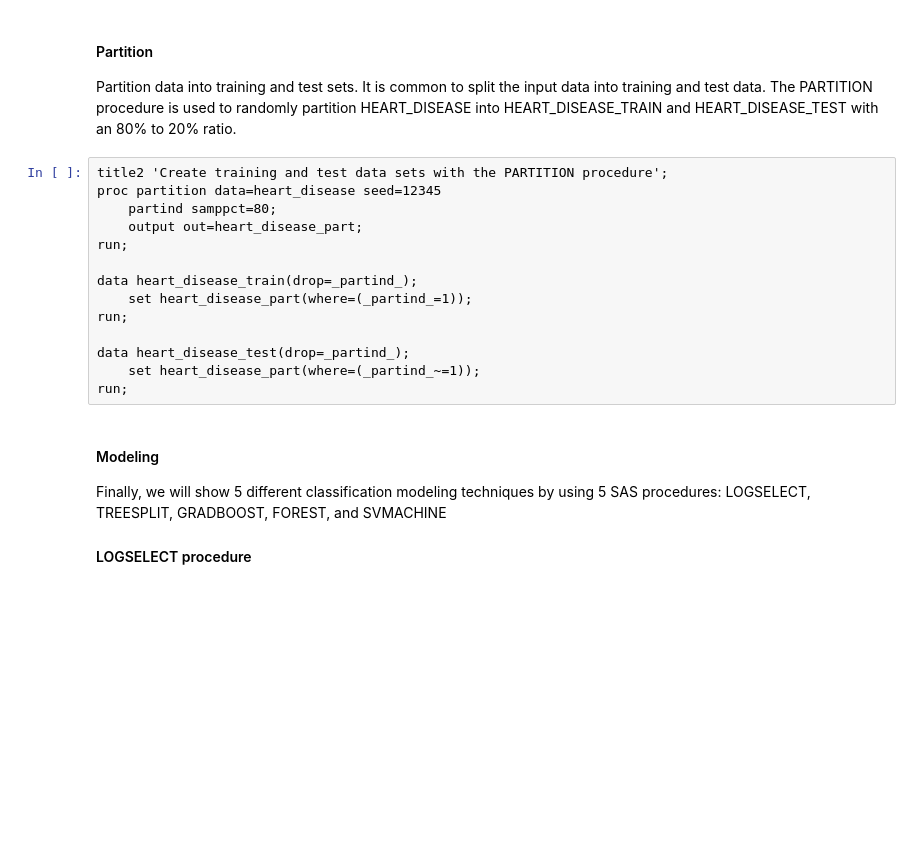
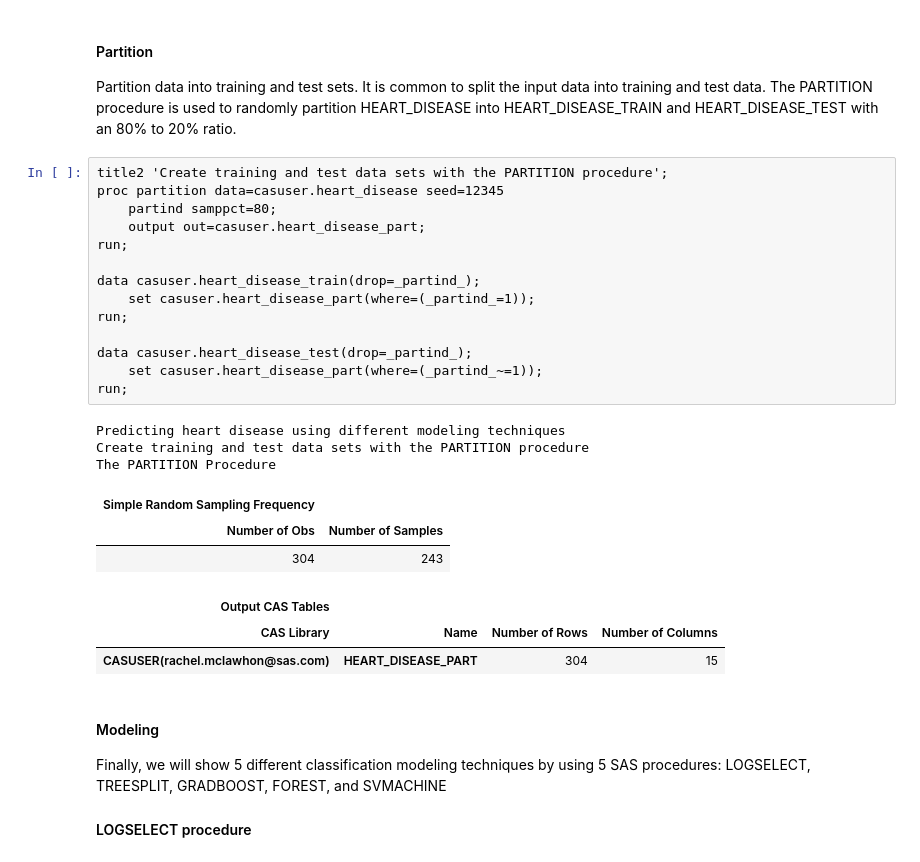
Before and after one commit to rachelnisbet/Jupyter_ScratchPaper, a Jupyter notebook: SAS_Heart_Classification.ipynb, the cells around one changed output. Cells and saved outputs as stored; diff of their text form; blank space fills up the shorter version.

```diff
--- a/SAS_Heart_Classification.ipynb
+++ b/SAS_Heart_Classification.ipynb
@@ -226,18 +297,28 @@ run;
  HEART_DISEASE_TRAIN and HEART_DISEASE_TEST with an 80% to 20% ratio.
 # %%
 title2 'Create training and test data sets with the PARTITION procedure';
-proc partition data=heart_disease seed=12345
+proc partition data=casuser.heart_disease seed=12345
     partind samppct=80;
-    output out=heart_disease_part;
+    output out=casuser.heart_disease_part;
 run;
 
-data heart_disease_train(drop=_partind_);
-    set heart_disease_part(where=(_partind_=1));
+data casuser.heart_disease_train(drop=_partind_);
+    set casuser.heart_disease_part(where=(_partind_=1));
 run;
 
-data heart_disease_test(drop=_partind_);
-    set heart_disease_part(where=(_partind_~=1));
+data casuser.heart_disease_test(drop=_partind_);
+    set casuser.heart_disease_part(where=(_partind_~=1));
 run;
+# %% [output]
+Predicting heart disease using different modeling techniques
+Create training and test data sets with the PARTITION procedure
+The PARTITION Procedure
+| Simple Random Sampling Frequency |  |
+| Number of Obs | Number of Samples |
+| 304 | 243 |
+| Output CAS Tables |  |  |  |
+| CAS Library | Name | Number of Rows | Number of Columns |
+| CASUSER(rachel.mclawhon@sas.com) | HEART_DISEASE_PART | 304 | 15 |
 # %% [markdown]
 #### Modeling
  Finally, we will show 5 different classification modeling techniques by using 5 SAS procedures: LOGSELECT, TREESPLIT, GRADBOOST, FOREST, and SVMACHINE
```
Also changed, not shown: parts of 22 cells of this notebook.
